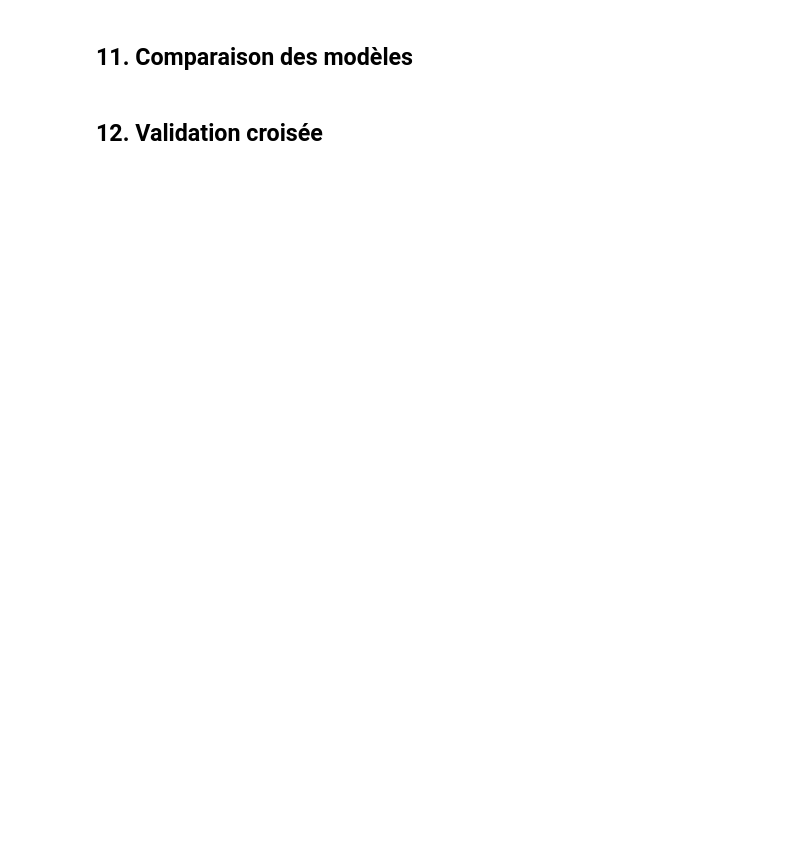
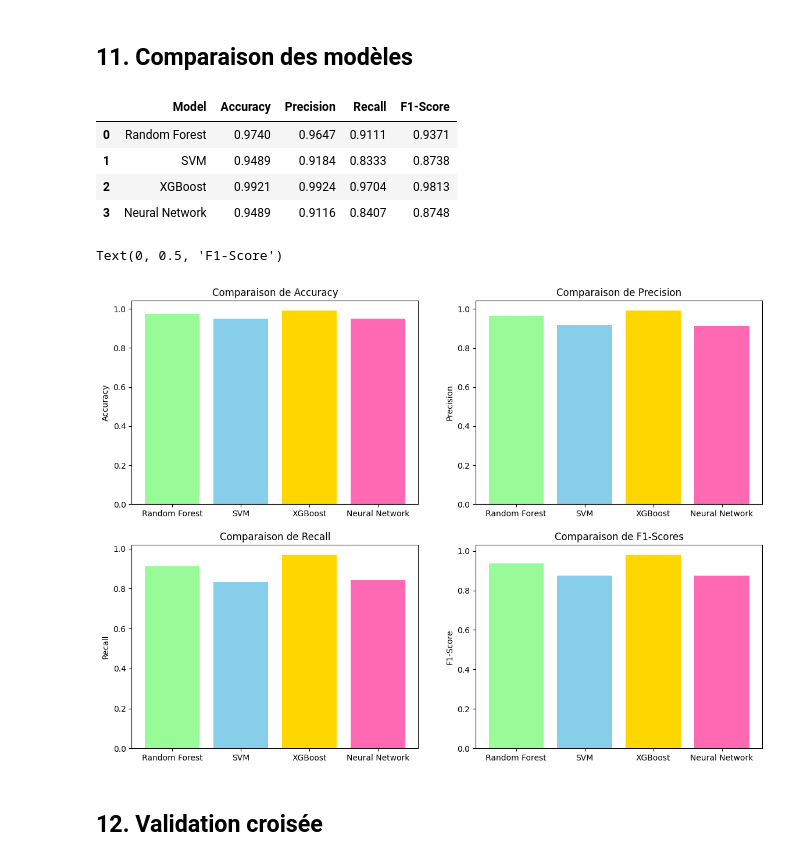
Before and after one commit to Thibaud34/Pr-diction_Popularit-_Vid-os_Youtube_Machine_Learning, a Jupyter notebook: projet-ml-youtube-trending-68b010e7b5bc2532236423.ipynb, the cells around one changed output. Cells and saved outputs as stored; diff of their text form; code cells hidden in the pictures; blank space fills up the shorter version.

Commit message:
Comparaison des modèles, Validations croisées et GridSearch

```diff
--- a/projet-ml-youtube-trending-68b010e7b5bc2532236423.ipynb
+++ b/projet-ml-youtube-trending-68b010e7b5bc2532236423.ipynb
@@ -943,21 +944,97 @@ weighted avg       0.95      0.95      0.95      1271
 # %%
 # VOTRE CODE ICI - Section 11.1
 # import pandas as pd
 # results = []
 # # Remplir en fonction des métriques calculées plus haut
 # # results.append({'Model': 'Random Forest', 'Accuracy': ..., 'Precision': ..., 'Recall': ..., 'F1-Score': ...})
 # # results.append({'Model': 'SVM', 'Accuracy': ..., 'Precision': ..., 'Recall': ..., 'F1-Score': ...})
 # # if xgb_predictions is not None: results.append({'Model': 'XGBoost', 'Accuracy': ..., 'Precision': ..., 'Recall': ..., 'F1-Score': ...})
 # # results.append({'Model': 'Neural Network', 'Accuracy': ..., 'Precision': ..., 'Recall': ..., 'F1-Score': ...})
 # results_df = pd.DataFrame(results)
 # display(results_df)
 # # Graphique comparatif des F1-scores (optionnel)
 # # import matplotlib.pyplot as plt
 # # plt.figure()
 # # plt.bar(results_df['Model'], results_df['F1-Score'])
 # # plt.title('Comparaison des F1-scores')
 # # plt.ylabel('F1-Score')
 # # plt.show()
+
+# Affichage des résultats pour chaques modèles
+results = []
+
+results.append({
+    'Model': 'Random Forest',
+    'Accuracy' : round(accuracy_score(y_test, rf_predictions), 4),
+    'Precision' : round(precision_score(y_test, rf_predictions), 4),
+    'Recall' : round(recall_score(y_test, rf_predictions), 4),
+    'F1-Score' : round(f1_score(y_test, rf_predictions), 4)
+})
+
+results.append({
+    'Model' : 'SVM',
+    'Accuracy' : round(accuracy_score(y_test, svm_predictions), 4),
+    'Precision' : round(precision_score(y_test, svm_predictions), 4),
+    'Recall' : round(recall_score(y_test, svm_predictions), 4),
+    'F1-Score' : round(f1_score(y_test, svm_predictions), 4)
+})
+
+results.append({
+    'Model' : 'XGBoost',
+    'Accuracy' : round(accuracy_score(y_test, xgb_predictions), 4),
+    'Precision' : round(precision_score(y_test, xgb_predictions), 4),
+    'Recall' : round(recall_score(y_test, xgb_predictions), 4),
+    'F1-Score' : round(f1_score(y_test, xgb_predictions), 4)
+})
+
+results.append({
+    'Model' : 'Neural Network',
+    'Accuracy' : round(accuracy_score(y_test, nn_predictions), 4),
+    'Precision' : round(precision_score(y_test, nn_predictions), 4),
+    'Recall' : round(recall_score(y_test, nn_predictions), 4),
+    'F1-Score' : round(f1_score(y_test, nn_predictions), 4)
+})
+
+results_df = pd.DataFrame(results)
+display(results_df)
+
+# Graphiques des résultats
+plt.figure(1, figsize=(14, 10))
+
+colors = {
+    'Random Forest': 'palegreen',
+    'SVM': 'skyblue',
+    'XGBoost': 'gold',
+    'Neural Network': 'hotpink'
+}
+
+plt.subplot(2, 2, 1)
+plt.bar(results_df['Model'], results_df['Accuracy'], color=[colors[m] for m in results_df['Model']])
+plt.title('Comparaison de Accuracy')
+plt.ylabel('Accuracy')
+
+plt.subplot(2, 2, 2)
+plt.bar(results_df['Model'], results_df['Precision'], color=[colors[m] for m in results_df['Model']])
+plt.title('Comparaison de Precision')
+plt.ylabel('Precision')
+
+plt.subplot(2, 2, 3)
+plt.bar(results_df['Model'], results_df['Recall'], color=[colors[m] for m in results_df['Model']])
+plt.title('Comparaison de Recall')
+plt.ylabel('Recall')
+
+plt.subplot(2, 2, 4)
+plt.bar(results_df['Model'], results_df['F1-Score'], color=[colors[m] for m in results_df['Model']])
+plt.title('Comparaison de F1-Scores')
+plt.ylabel('F1-Score')
+# %% [output]
+|  | Model | Accuracy | Precision | Recall | F1-Score |
+| 0 | Random Forest | 0.9740 | 0.9647 | 0.9111 | 0.9371 |
+| 1 | SVM | 0.9489 | 0.9184 | 0.8333 | 0.8738 |
+| 2 | XGBoost | 0.9921 | 0.9924 | 0.9704 | 0.9813 |
+| 3 | Neural Network | 0.9489 | 0.9116 | 0.8407 | 0.8748 |
+Text(0, 0.5, 'F1-Score')
+[figure, added]
 # %% [markdown]
 ## 12. Validation croisée
 # %%
```
Also changed, not shown: parts of 8 cells of this notebook.
